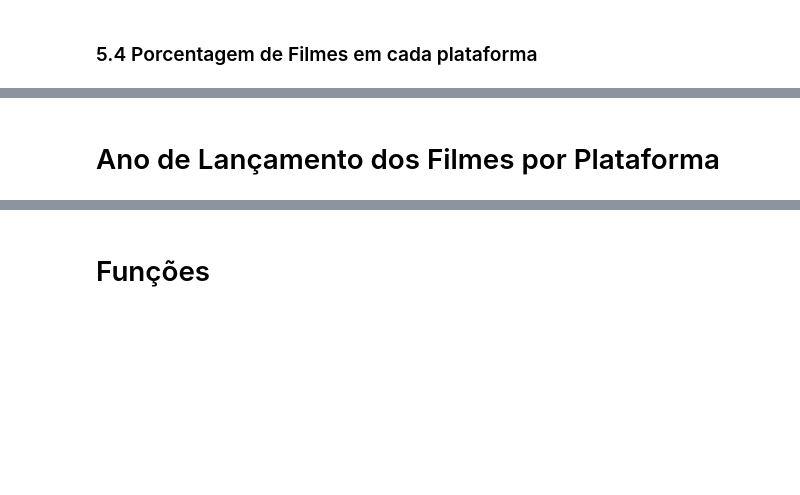
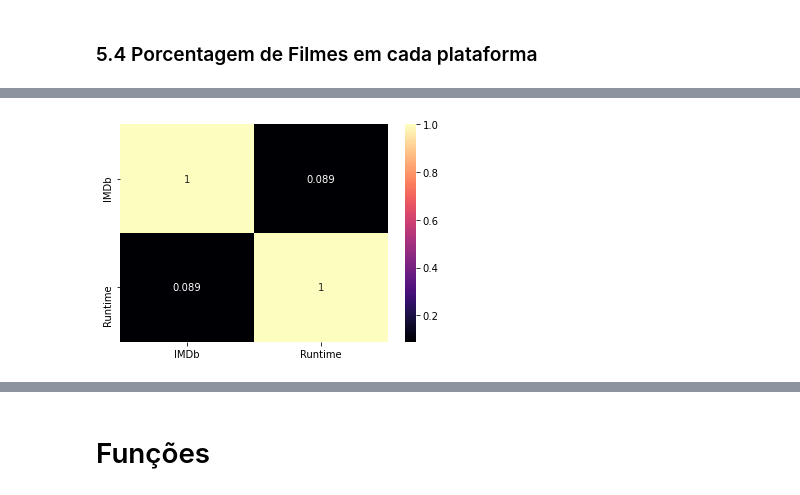
Before and after one commit to Natan10/mineracao-dados-ufc, a Jupyter notebook: Trabalho1/Trabalho1-mineração.ipynb, the cells around one changed output, grey strips where cells are left out. Drawn from its saved outputs; the diff is of its cells as text; code cells hidden in the pictures; blank space fills up the shorter version.

```diff
--- a/Trabalho1/Trabalho1-mineração.ipynb
+++ b/Trabalho1/Trabalho1-mineração.ipynb
@@ -272,2 +286,5 @@ plt.show()
-# %% [markdown]
-# Ano de Lançamento dos Filmes por Plataforma
+# %%
+sns.heatmap(data_movies[['IMDb','Runtime']].corr(),cmap='magma',annot=True)
+plt.show()
+# %% [output]
+[figure, added]
```
Also changed, not shown: parts of 18 cells of this notebook.
